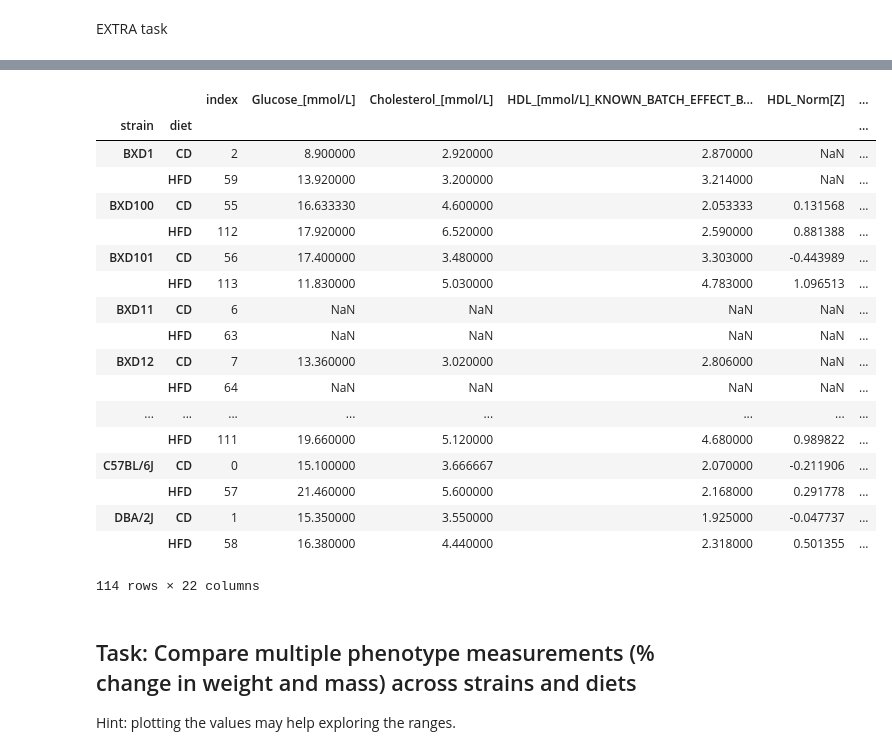
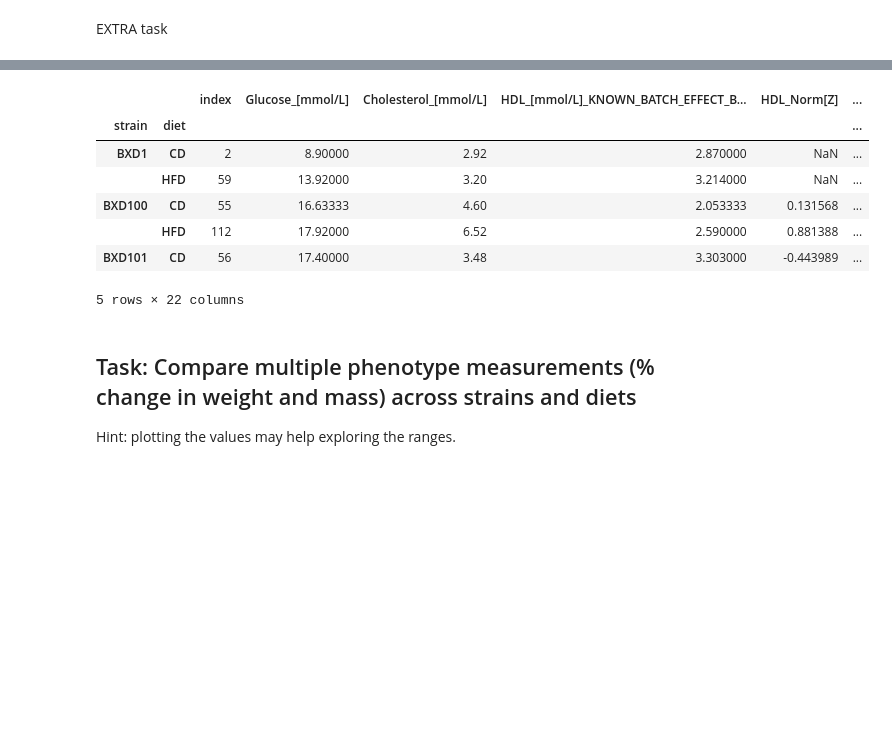
Before and after one commit to Osrip/Integrated_Bioinformatics, a Jupyter notebook: IntegratedBioinformatics/notebooks/Day2_Exploratory_Analysis.ipynb, the cells around one changed output, grey strips where cells are left out. Drawn from its saved outputs; the diff is of its cells as text; code cells hidden in the pictures; blank space fills up the shorter version.

```diff
--- a/IntegratedBioinformatics/notebooks/Day2_Exploratory_Analysis.ipynb
+++ b/IntegratedBioinformatics/notebooks/Day2_Exploratory_Analysis.ipynb
@@ -444,27 +421,16 @@ def split_cd_hfd(input_df):
 
     return df_both.reset_index().sort_values(['strain', 'diet']).reset_index().set_index(['strain', 'diet'])
 # %%
-split_cd_hfd(xls['Biochemistry'])
+split_cd_hfd(xls['Biochemistry']).head()
 # %% [output]
 |  |  | index | Glucose_[mmol/L] | Cholesterol_[mmol/L] | HDL_[mmol/L]_KNOWN_BATCH_EFFECT_B... | HDL_Norm[Z] | ... |
 | strain | diet |  |  |  |  |  | ... |
-| BXD1 | CD | 2 | 8.900000 | 2.920000 | 2.870000 | NaN | ... |
-|  | HFD | 59 | 13.920000 | 3.200000 | 3.214000 | NaN | ... |
-| BXD100 | CD | 55 | 16.633330 | 4.600000 | 2.053333 | 0.131568 | ... |
-|  | HFD | 112 | 17.920000 | 6.520000 | 2.590000 | 0.881388 | ... |
-| BXD101 | CD | 56 | 17.400000 | 3.480000 | 3.303000 | -0.443989 | ... |
-|  | HFD | 113 | 11.830000 | 5.030000 | 4.783000 | 1.096513 | ... |
-| BXD11 | CD | 6 | NaN | NaN | NaN | NaN | ... |
-|  | HFD | 63 | NaN | NaN | NaN | NaN | ... |
-| BXD12 | CD | 7 | 13.360000 | 3.020000 | 2.806000 | NaN | ... |
-|  | HFD | 64 | NaN | NaN | NaN | NaN | ... |
-| ... | ... | ... | ... | ... | ... | ... | ... |
-|  | HFD | 111 | 19.660000 | 5.120000 | 4.680000 | 0.989822 | ... |
-| C57BL/6J | CD | 0 | 15.100000 | 3.666667 | 2.070000 | -0.211906 | ... |
-|  | HFD | 57 | 21.460000 | 5.600000 | 2.168000 | 0.291778 | ... |
-| DBA/2J | CD | 1 | 15.350000 | 3.550000 | 1.925000 | -0.047737 | ... |
-|  | HFD | 58 | 16.380000 | 4.440000 | 2.318000 | 0.501355 | ... |
+| BXD1 | CD | 2 | 8.90000 | 2.92 | 2.870000 | NaN | ... |
+|  | HFD | 59 | 13.92000 | 3.20 | 3.214000 | NaN | ... |
+| BXD100 | CD | 55 | 16.63333 | 4.60 | 2.053333 | 0.131568 | ... |
+|  | HFD | 112 | 17.92000 | 6.52 | 2.590000 | 0.881388 | ... |
+| BXD101 | CD | 56 | 17.40000 | 3.48 | 3.303000 | -0.443989 | ... |
-114 rows × 22 columns
+5 rows × 22 columns
 # %%
 #test eugens code
 #split_cd_hfd(xls['Biochemistry'])
```
Also changed, not shown: parts of 4 cells of this notebook, 1 other file.
